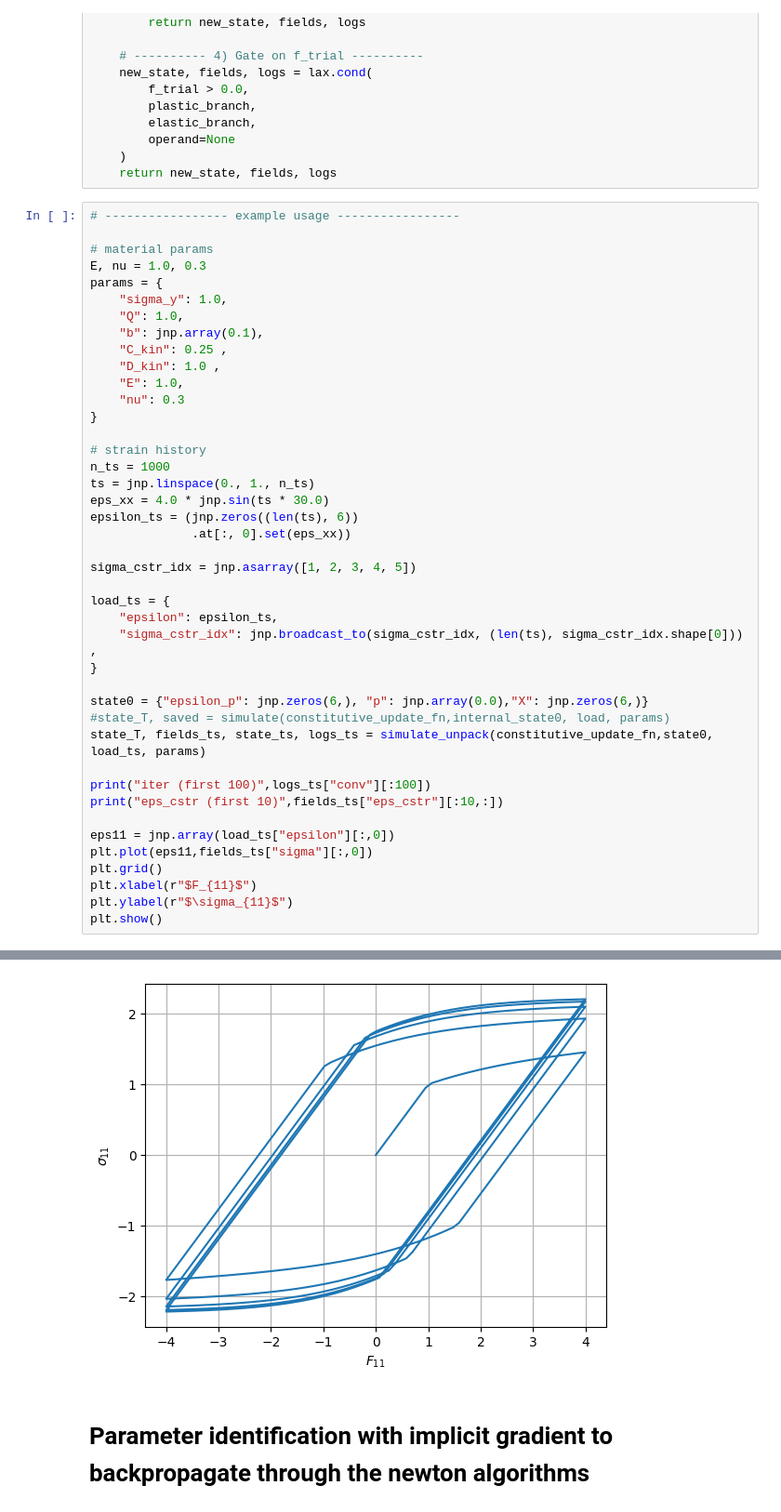
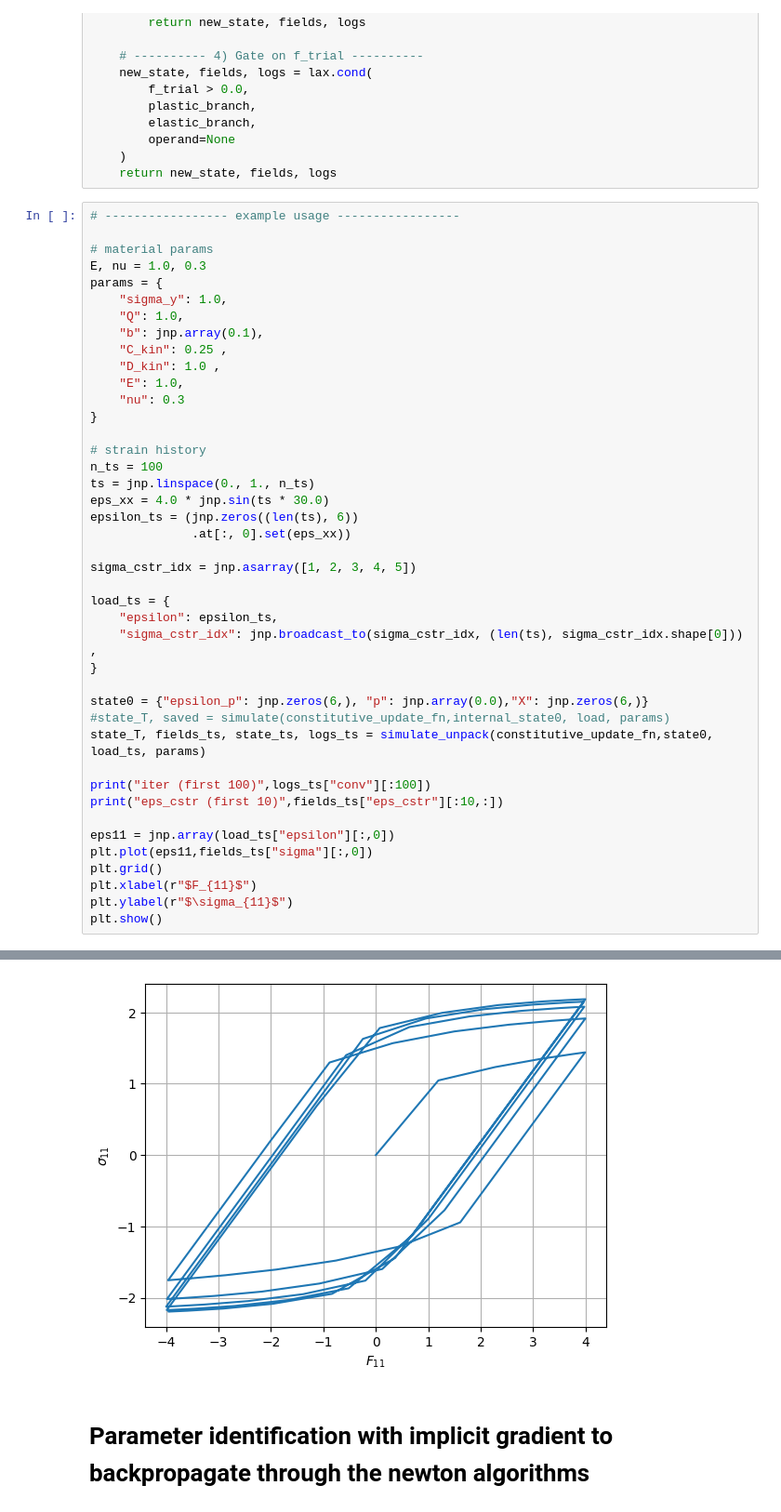
Before and after one commit to kerfriden/jax_constitutive_law, a Jupyter notebook: jax_cl_3.ipynb, the cells around one changed output, grey strips where cells are left out. Shown at 93% size. Drawn from its saved outputs; the diff is of its cells as text.

```diff
--- a/jax_cl_3.ipynb
+++ b/jax_cl_3.ipynb
@@ -1585,7 +1585,7 @@ params = {
 }
 
 # strain history
-n_ts = 1000
+n_ts = 100
 ts = jnp.linspace(0., 1., n_ts)
 eps_xx = 4.0 * jnp.sin(ts * 30.0)
 epsilon_ts = (jnp.zeros((len(ts), 6))
@@ -1628,3 +1628,3 @@ eps_cstr (first 10) [[ 0.          0.          0.          0.          0.
-[figure, old version]
+[figure, new version]
 # %% [markdown]
 # Parameter identification with implicit gradient to backpropagate through the newton algorithms
```
Also changed, not shown: parts of 21 cells of this notebook.
